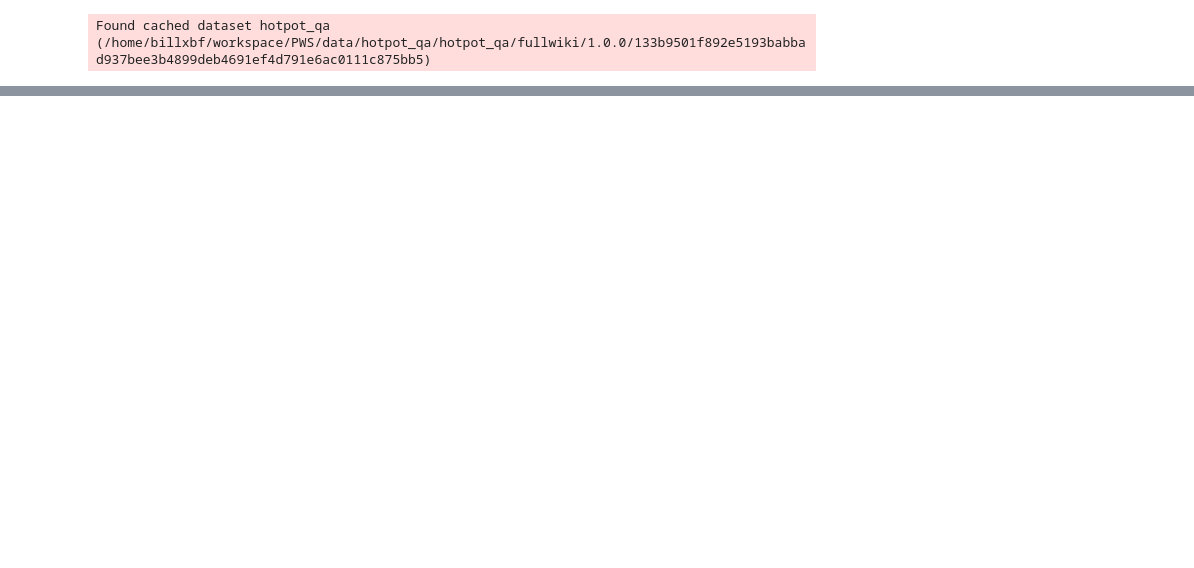
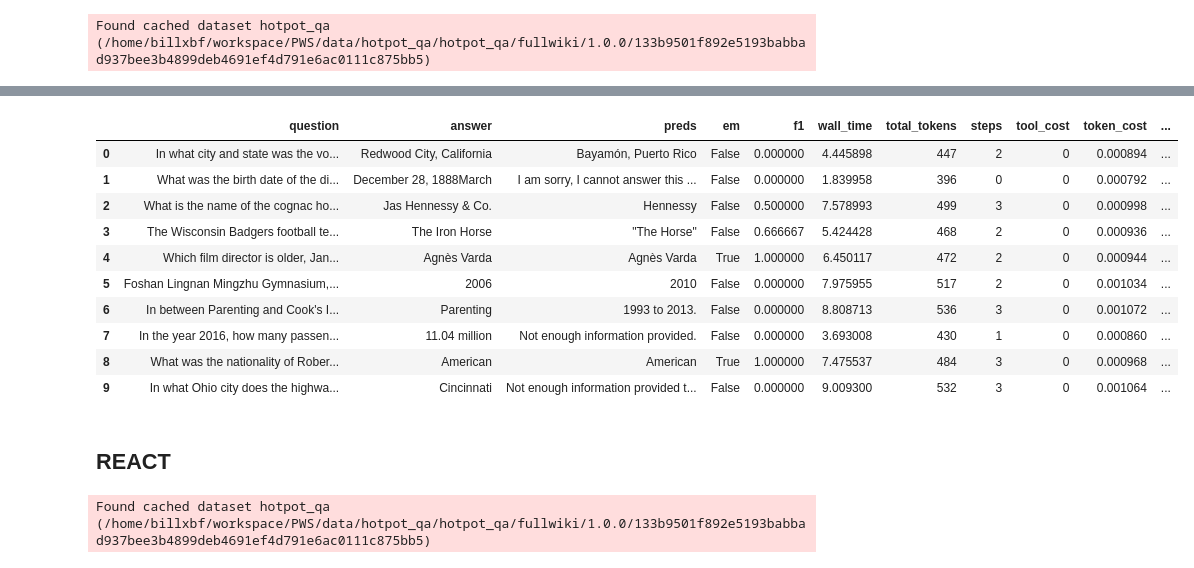
Before and after one commit to billxbf/PWS, a Jupyter notebook: Evaluation.ipynb, the cells around one changed output, grey strips where cells are left out. Saved outputs shown, nothing was run; the diff lists cells and outputs as text; code cells hidden in the pictures; blank space fills up the shorter version.

Commit message:
set up eval

```diff
--- a/Evaluation.ipynb
+++ b/Evaluation.ipynb
@@ -0,0 +18,14 @@
+# %%
+def save_data(dataset, data, save_path):
+    dataset["preds"] = data["preds"]
+    dataset["em"]  = data["em"]
+    dataset["f1"] = data["f1"]
+    dataset["acc"] = data["acc"]
+    dataset["wall_time"] = data["wall_time"]
+    dataset["total_tokens"] = data["total_tokens"]
+    dataset["steps"] = data["steps"]
+    dataset["tool_cost"] = data["tool_cost"]
+    dataset["token_cost"] = data["token_cost"]
+    dataset["total_cost"] = data["total_cost"]
+    dataset.to_csv(save_path, index=False)
+    return dataset
@@ -8,8 +66,6 @@ from prompts import fewshots
 # %%
-dataset = DataLoader("hotpot_qa").load(10)
-pws_unlim = PWS_Unlimited(fewshot=fewshots.HOTPOTQA_PWS_UNLIMITED)
-eval = Evaluator(task="hotpot_qa", dataset=dataset, algo=pws_unlim)
+dataset = DataLoader("hotpot_qa", seed=2024).load(200)
+cot = CoT(fewshot=fewshots.HOTPOTQA_COT, model_name="gpt-3.5-turbo")
+eval = Evaluator(task="hotpot_qa", dataset=dataset, algo=cot)
 # %% [output]
 Found cached dataset hotpot_qa (/home/billxbf/workspace/PWS/data/hotpot_qa/hotpot_qa/fullwiki/1.0.0/133b9501f892e5193babbad937bee3b4899deb4691ef4d791e6ac0111c875bb5)
-# %%
-eval.run()
@@ -22,0 +72,4 @@ eval.run()
+# %%
+response, data = eval.run()
+df = save_data(dataset, data, "results/hotpot_qa_cot_chat.csv")
+response
@@ -22,0 +87,22 @@ eval.run()
+# %%
+df.head(10)
+# %% [output]
+|  | question | answer | preds | em | f1 | wall_time | total_tokens | steps | tool_cost | token_cost | ... |
+| 0 | In what city and state was the vo... | Redwood City, California | Bayamón, Puerto Rico | False | 0.000000 | 4.445898 | 447 | 2 | 0 | 0.000894 | ... |
+| 1 | What was the birth date of the di... | December 28, 1888March | I am sorry, I cannot answer this ... | False | 0.000000 | 1.839958 | 396 | 0 | 0 | 0.000792 | ... |
+| 2 | What is the name of the cognac ho... | Jas Hennessy & Co. | Hennessy | False | 0.500000 | 7.578993 | 499 | 3 | 0 | 0.000998 | ... |
+| 3 | The Wisconsin Badgers football te... | The Iron Horse | "The Horse" | False | 0.666667 | 5.424428 | 468 | 2 | 0 | 0.000936 | ... |
+| 4 | Which film director is older, Jan... | Agnès Varda | Agnès Varda | True | 1.000000 | 6.450117 | 472 | 2 | 0 | 0.000944 | ... |
+| 5 | Foshan Lingnan Mingzhu Gymnasium,... | 2006 | 2010 | False | 0.000000 | 7.975955 | 517 | 2 | 0 | 0.001034 | ... |
+| 6 | In between Parenting and Cook's I... | Parenting | 1993 to 2013. | False | 0.000000 | 8.808713 | 536 | 3 | 0 | 0.001072 | ... |
+| 7 | In the year 2016, how many passen... | 11.04 million | Not enough information provided. | False | 0.000000 | 3.693008 | 430 | 1 | 0 | 0.000860 | ... |
+| 8 | What was the nationality of Rober... | American | American | True | 1.000000 | 7.475537 | 484 | 3 | 0 | 0.000968 | ... |
+| 9 | In what Ohio city does the highwa... | Cincinnati | Not enough information provided t... | False | 0.000000 | 9.009300 | 532 | 3 | 0 | 0.001064 | ... |
+# %% [markdown]
+## REACT
+# %%
+dataset = DataLoader("hotpot_qa", seed=2024).load(200)
+react = ReactBase(fewshot=fewshots.HOTPOTQA_REACT, model_name="gpt-3.5-turbo", max_iter=8, verbose=False)
+eval = Evaluator(task="hotpot_qa", dataset=dataset, algo=react)
+# %% [output]
+Found cached dataset hotpot_qa (/home/billxbf/workspace/PWS/data/hotpot_qa/hotpot_qa/fullwiki/1.0.0/133b9501f892e5193babbad937bee3b4899deb4691ef4d791e6ac0111c875bb5)
```
Also changed, not shown: parts of 21 cells of this notebook, 22 other files.
